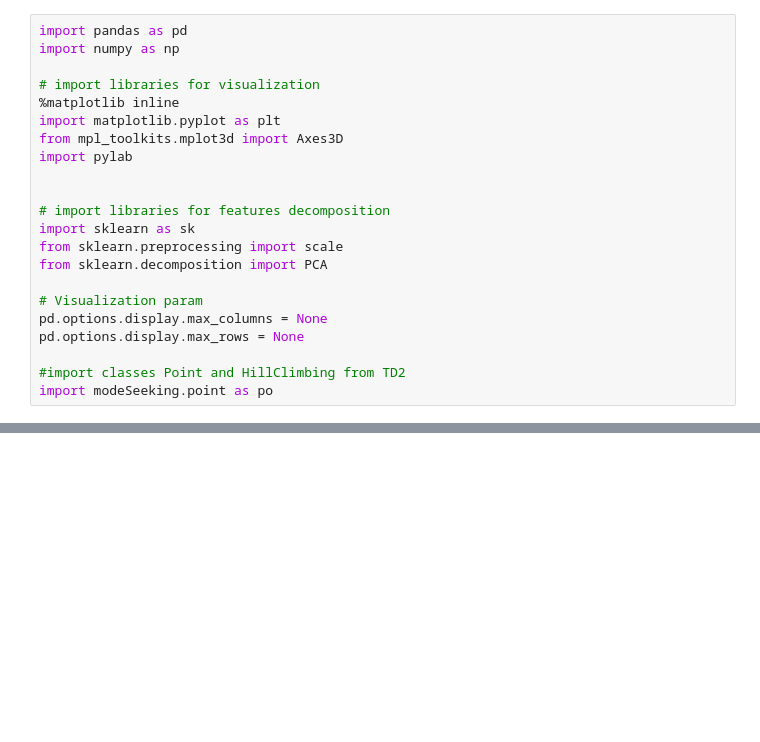
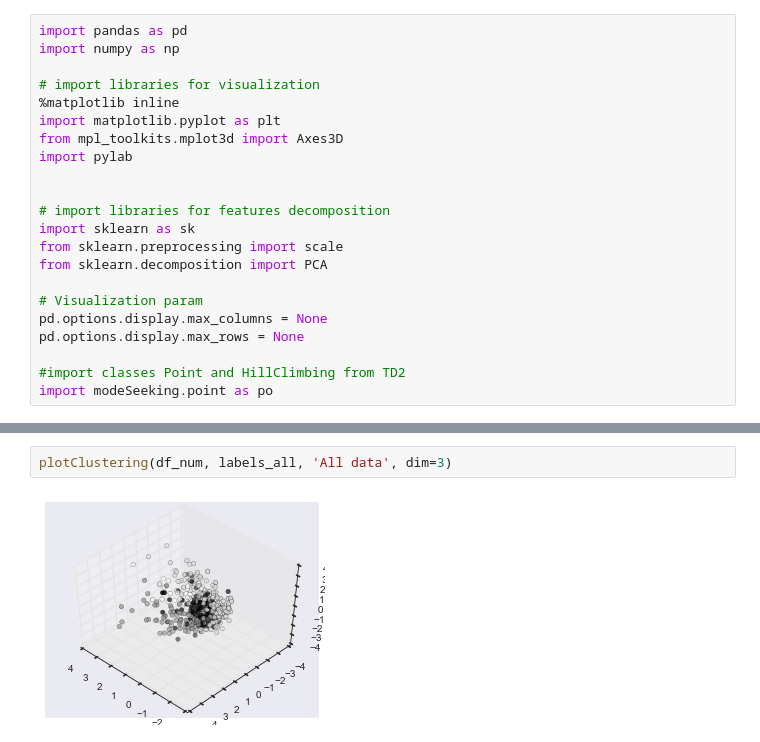
Before and after one commit to Gabriel-Azevedo-Ferreira/TDA-NBA, a Jupyter notebook: notebooks/Clustering/Mode seeking techniques.ipynb, the cells around one changed output, grey strips where cells are left out. Drawn from its saved outputs; the diff is of its cells as text; blank space fills up the shorter version.

```diff
--- a/notebooks/Clustering/Mode seeking techniques.ipynb
+++ b/notebooks/Clustering/Mode seeking techniques.ipynb
@@ -38,0 +256,4 @@ import modeSeeking.point as po
+# %%
+plotClustering(df_num, labels_all, 'All data', dim=3)
+# %% [output]
+[figure, added]
```
Also changed, not shown: parts of 40 cells of this notebook, 8 other files.
